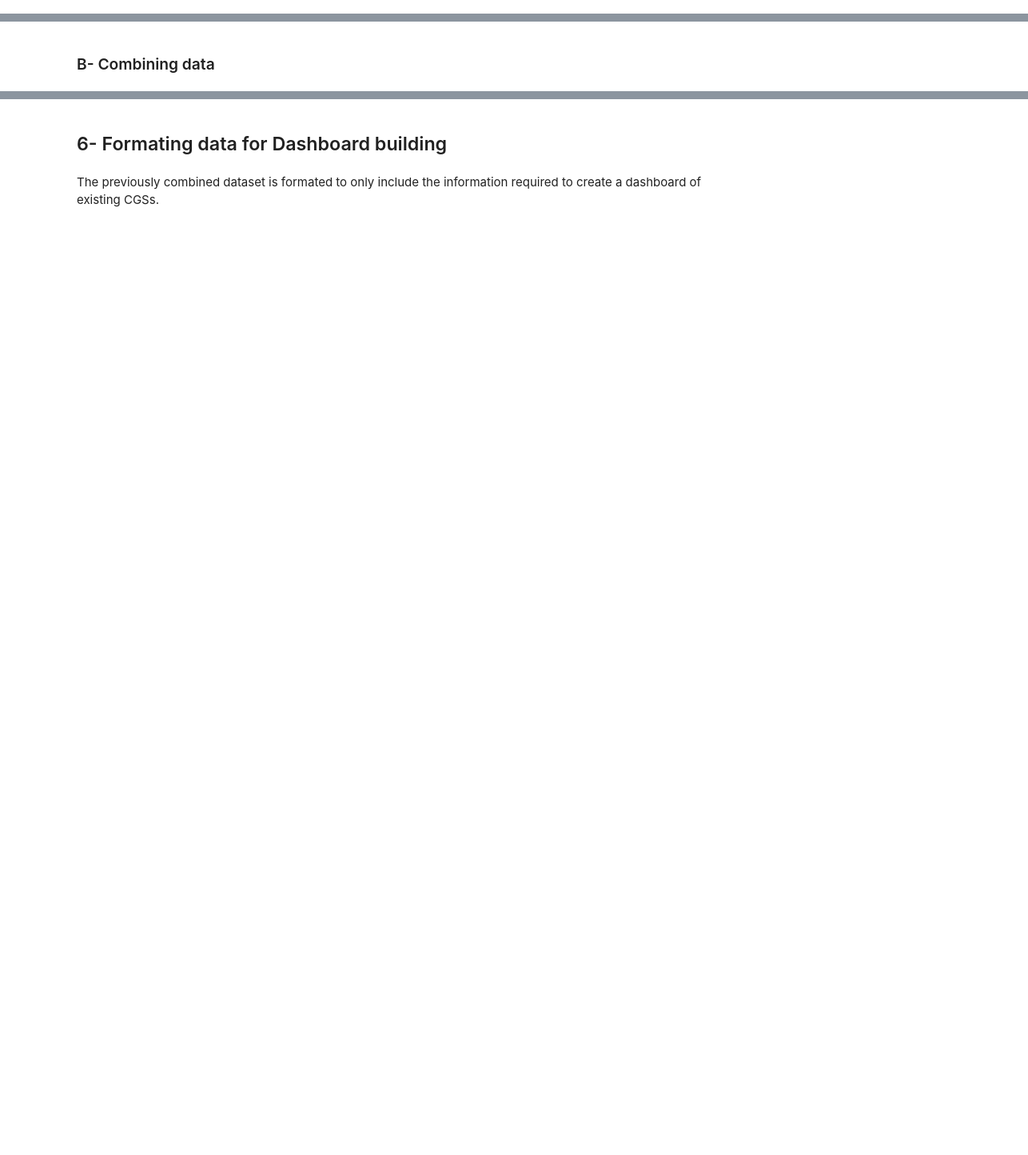
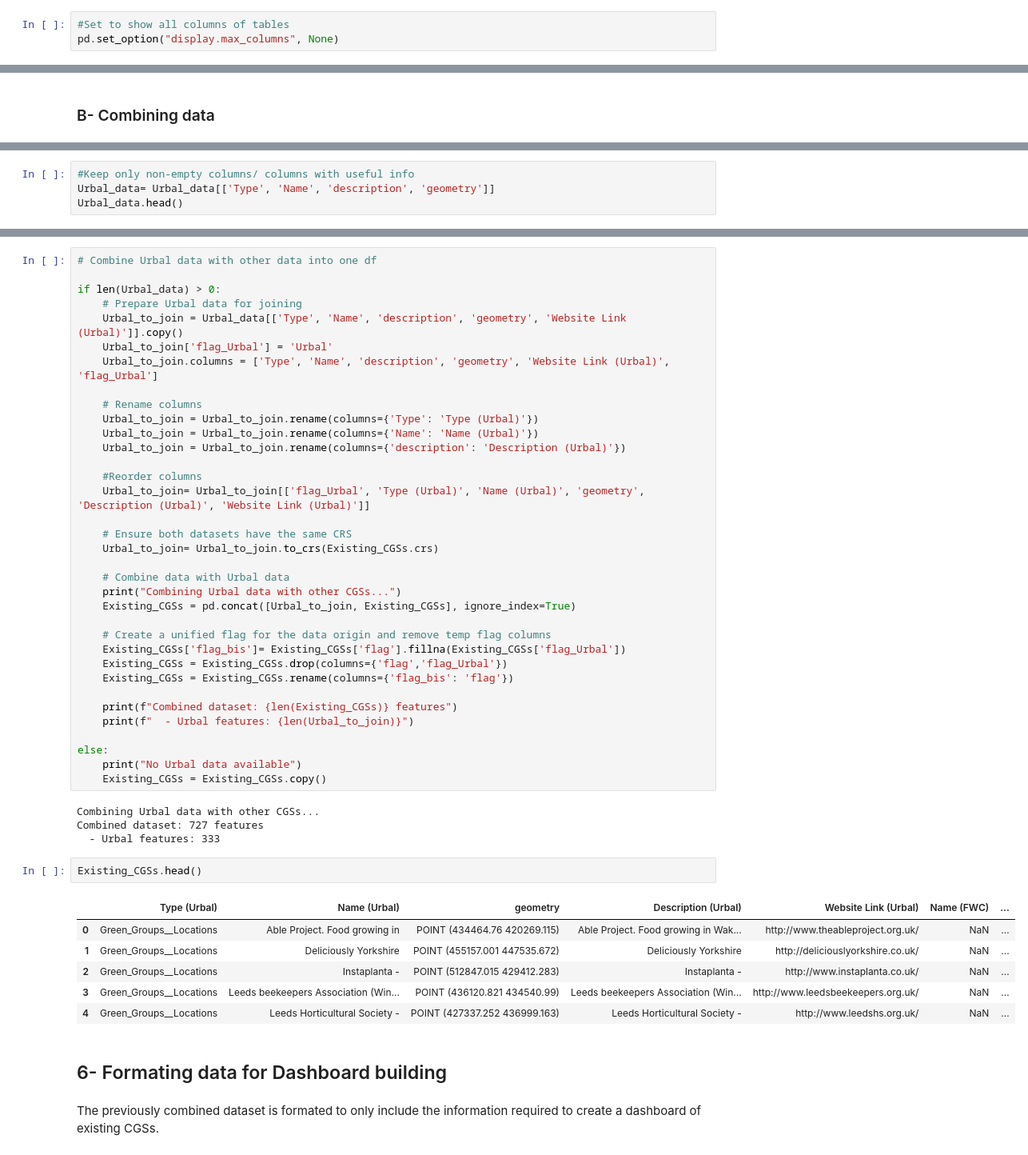
Before and after one commit to MarionC749/LIDA-SEEDS, a Jupyter notebook: Code/1-SEEDS_existingCGS_search.ipynb, the cells around one changed output, grey strips where cells are left out. Shown at 80% size. Cells and saved outputs as stored; diff of their text form; blank space fills up the shorter version.

```diff
--- a/Code/1-SEEDS_existingCGS_search.ipynb
+++ b/Code/1-SEEDS_existingCGS_search.ipynb
@@ -38,3 +44,6 @@ import mapclassify
+# %%
+#Set to show all columns of tables
+pd.set_option("display.max_columns", None)
 # %%
 #Choose Local Authority to work with
 LOCAL_AUTHORITY_NAME = 'Leeds'
@@ -1627,0 +1617,4 @@ Existing_CGSs.head()
+# %%
+#Keep only non-empty columns/ columns with useful info
+Urbal_data= Urbal_data[['Type', 'Name', 'description', 'geometry']]
+Urbal_data.head()
@@ -1628,3 +1716,51 @@ Existing_CGSs.head()
+# %%
+# Combine Urbal data with other data into one df
+
+if len(Urbal_data) > 0:
+    # Prepare Urbal data for joining
+    Urbal_to_join = Urbal_data[['Type', 'Name', 'description', 'geometry', 'Website Link (Urbal)']].copy()
+    Urbal_to_join['flag_Urbal'] = 'Urbal'
+    Urbal_to_join.columns = ['Type', 'Name', 'description', 'geometry', 'Website Link (Urbal)', 'flag_Urbal']
+
+    # Rename columns
+    Urbal_to_join = Urbal_to_join.rename(columns={'Type': 'Type (Urbal)'})
+    Urbal_to_join = Urbal_to_join.rename(columns={'Name': 'Name (Urbal)'})
+    Urbal_to_join = Urbal_to_join.rename(columns={'description': 'Description (Urbal)'})
+
+    #Reorder columns
+    Urbal_to_join= Urbal_to_join[['flag_Urbal', 'Type (Urbal)', 'Name (Urbal)', 'geometry', 'Description (Urbal)', 'Website Link (Urbal)']]
+
+    # Ensure both datasets have the same CRS
+    Urbal_to_join= Urbal_to_join.to_crs(Existing_CGSs.crs)
+
+    # Combine data with Urbal data
+    print("Combining Urbal data with other CGSs...")
+    Existing_CGSs = pd.concat([Urbal_to_join, Existing_CGSs], ignore_index=True)
+
+    # Create a unified flag for the data origin and remove temp flag columns
+    Existing_CGSs['flag_bis']= Existing_CGSs['flag'].fillna(Existing_CGSs['flag_Urbal'])
+    Existing_CGSs = Existing_CGSs.drop(columns={'flag','flag_Urbal'})
+    Existing_CGSs = Existing_CGSs.rename(columns={'flag_bis': 'flag'})
+
+    print(f"Combined dataset: {len(Existing_CGSs)} features")
+    print(f"  - Urbal features: {len(Urbal_to_join)}")
+
+else:
+    print("No Urbal data available")
+    Existing_CGSs = Existing_CGSs.copy()
+# %% [output]
+Combining Urbal data with other CGSs...
+Combined dataset: 727 features
+  - Urbal features: 333
+# %%
+Existing_CGSs.head()
+# %% [output]
+|  | Type (Urbal) | Name (Urbal) | geometry | Description (Urbal) | Website Link (Urbal) | Name (FWC) | ... |
+| 0 | Green_Groups__Locations | Able Project. Food growing in | POINT (434464.76 420269.115) | Able Project. Food growing in Wak... | http://www.theableproject.org.uk/ | NaN | ... |
+| 1 | Green_Groups__Locations | Deliciously Yorkshire | POINT (455157.001 447535.672) | Deliciously Yorkshire | http://deliciouslyorkshire.co.uk/ | NaN | ... |
+| 2 | Green_Groups__Locations | Instaplanta - | POINT (512847.015 429412.283) | Instaplanta - | http://www.instaplanta.co.uk/ | NaN | ... |
+| 3 | Green_Groups__Locations | Leeds beekeepers Association (Win... | POINT (436120.821 434540.99) | Leeds beekeepers Association (Win... | http://www.leedsbeekeepers.org.uk/ | NaN | ... |
+| 4 | Green_Groups__Locations | Leeds Horticultural Society - | POINT (427337.252 436999.163) | Leeds Horticultural Society - | http://www.leedshs.org.uk/ | NaN | ... |
 # %% [markdown]
 ## 6- Formating data for Dashboard building
 # %% [markdown]
```
Also changed, not shown: parts of 76 cells of this notebook.
